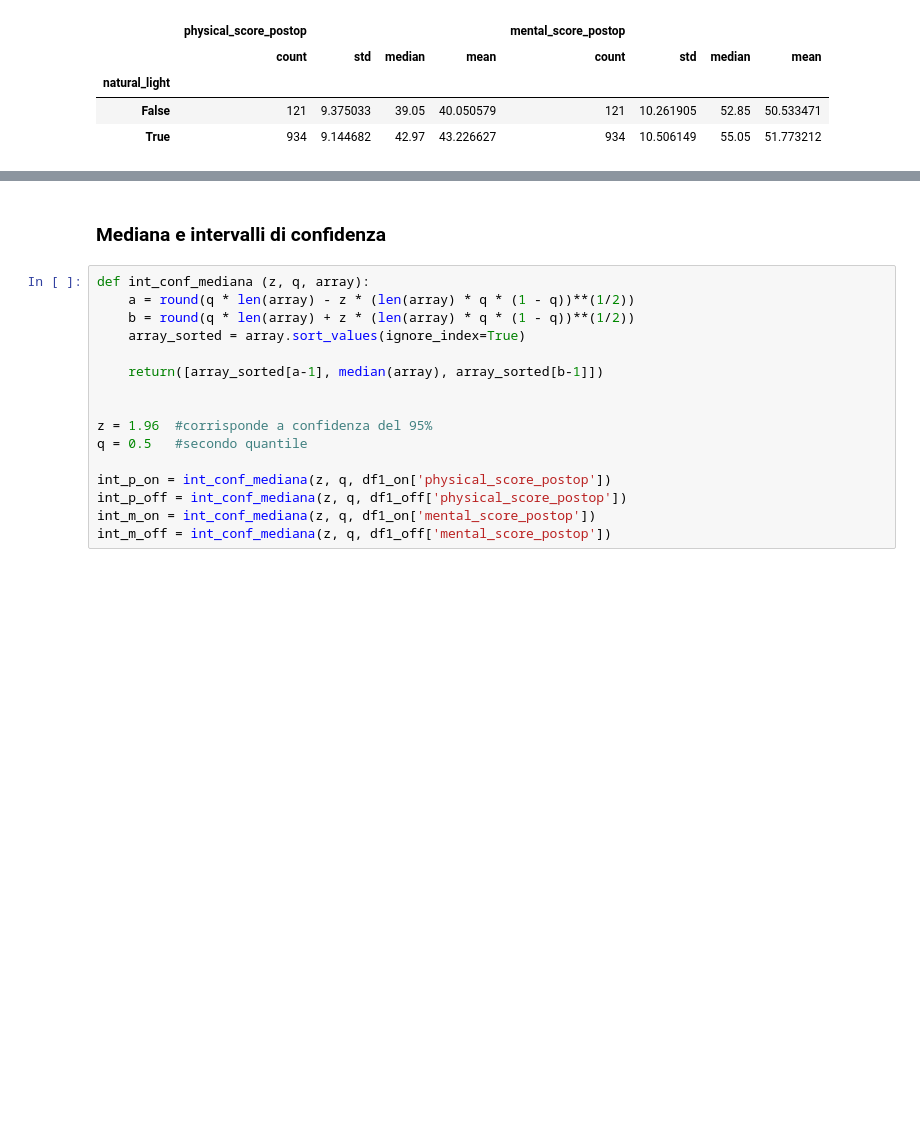
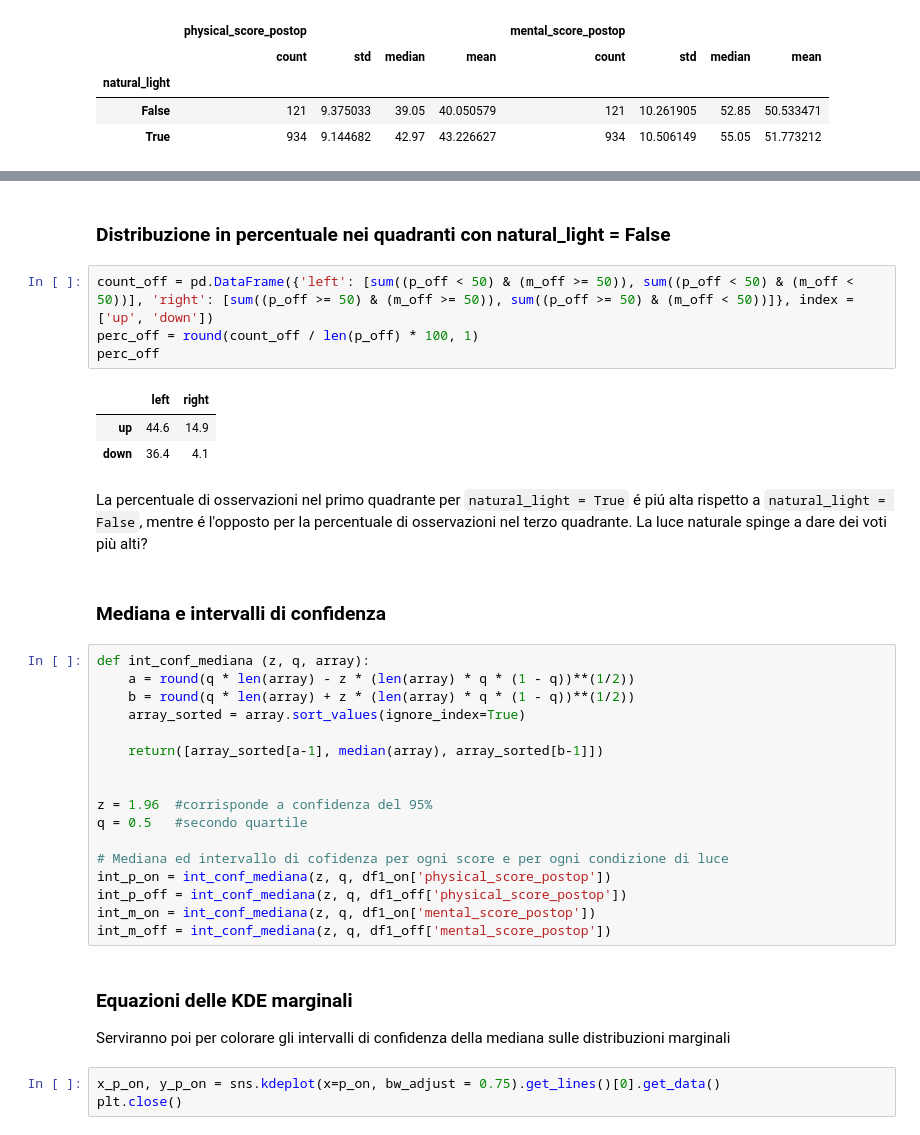
Before and after one commit to giocoal/surgery-PROMs-score-and-weather-conditions-data-visualizations, a Jupyter notebook: DataViz_Compitino_SecondaVisualizzazione.ipynb, the cells around one changed output, grey strips where cells are left out. Drawn from its saved outputs; the diff is of its cells as text; blank space fills up the shorter version.

```diff
--- a/DataViz_Compitino_SecondaVisualizzazione.ipynb
+++ b/DataViz_Compitino_SecondaVisualizzazione.ipynb
@@ -167,3 +89,16 @@ df1_off = df1[df1['natural_light'] == False]
+# %% [markdown]
+### Distribuzione in percentuale nei quadranti con natural_light = False
+# %%
+count_off = pd.DataFrame({'left': [sum((p_off < 50) & (m_off >= 50)), sum((p_off < 50) & (m_off < 50))], 'right': [sum((p_off >= 50) & (m_off >= 50)), sum((p_off >= 50) & (m_off < 50))]}, index = ['up', 'down'])
+perc_off = round(count_off / len(p_off) * 100, 1)
+perc_off
+# %% [output]
+|  | left | right |
+| up | 44.6 | 14.9 |
+| down | 36.4 | 4.1 |
+# %% [markdown]
+La percentuale di osservazioni nel primo quadrante per `natural_light = True` é piú alta rispetto a `natural_light = False`, mentre é l'opposto per la percentuale di osservazioni nel terzo quadrante.
+La luce naturale spinge a dare dei voti più alti?
 # %% [markdown]
 ### Mediana e intervalli di confidenza
 # %%
@@ -176,9 +111,17 @@ def int_conf_mediana (z, q, array):
 
 
 z = 1.96  #corrisponde a confidenza del 95%
-q = 0.5   #secondo quantile
+q = 0.5   #secondo quartile
 
+# Mediana ed intervallo di cofidenza per ogni score e per ogni condizione di luce
 int_p_on = int_conf_mediana(z, q, df1_on['physical_score_postop'])
 int_p_off = int_conf_mediana(z, q, df1_off['physical_score_postop'])
 int_m_on = int_conf_mediana(z, q, df1_on['mental_score_postop'])
 int_m_off = int_conf_mediana(z, q, df1_off['mental_score_postop'])
+# %% [markdown]
+### Equazioni delle KDE marginali
+
+Serviranno poi per colorare gli intervalli di confidenza della mediana sulle distribuzioni marginali
+# %%
+x_p_on, y_p_on = sns.kdeplot(x=p_on, bw_adjust = 0.75).get_lines()[0].get_data()
+plt.close()
```
Also changed, not shown: parts of 36 cells of this notebook.
